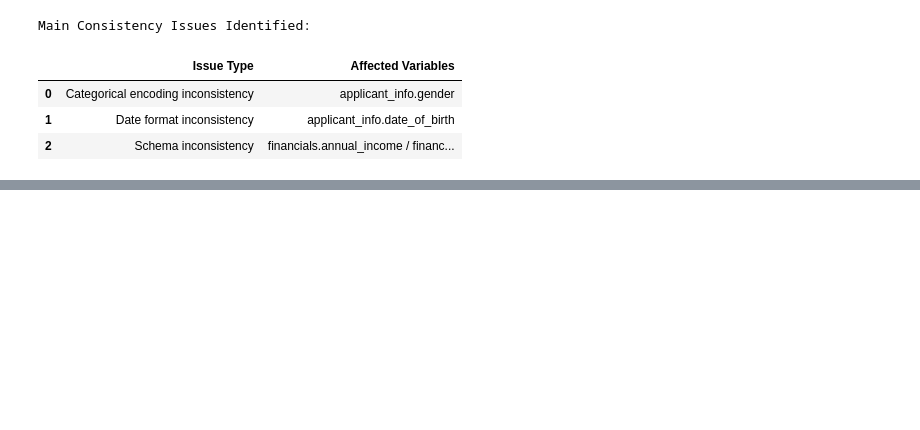
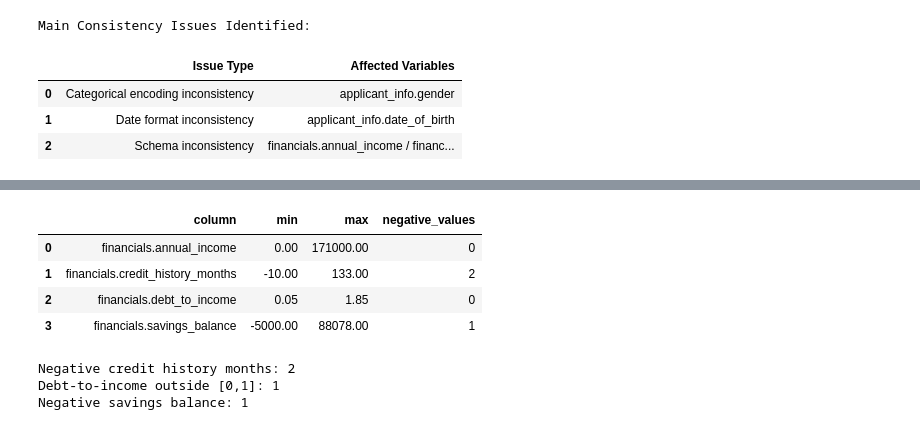
Before and after one commit to Beatrizboal/dego-project-team7, a Jupyter notebook: notebooks/01_data_quality.ipynb, the cells around one changed output, grey strips where cells are left out. Saved outputs shown, nothing was run; the diff lists cells and outputs as text; code cells hidden in the pictures; blank space fills up the shorter version.

```diff
--- a/notebooks/01_data_quality.ipynb
+++ b/notebooks/01_data_quality.ipynb
@@ -310,0 +384,21 @@ Main Consistency Issues Identified:
+# %%
+temporal_columns = [
+    "processing_timestamp",
+    "applicant_info.date_of_birth"
+]
+
+results = []
+
+for col in temporal_columns:
+    parsed = pd.to_datetime(df_raw[col], errors="coerce")
+
+    invalid_dates = df_raw[col].notna().sum() - parsed.notna().sum()
+
+    results.append({
+        "column": col,
+        "stored_dtype": df_raw[col].dtype,
+        "missing_values": df_raw[col].isna().sum(),
+        "non_parsable_dates": invalid_dates
+    })
+
+pd.DataFrame(results)
@@ -310,0 +477,38 @@ Main Consistency Issues Identified:
+# %%
+range_checks = []
+
+for col in numeric_columns:
+
+    negative_values = (df_raw[col] < 0).sum()
+
+    range_checks.append({
+        "column": col,
+        "min": df_raw[col].min(),
+        "max": df_raw[col].max(),
+        "negative_values": negative_values
+    })
+
+pd.DataFrame(range_checks)
+# %% [output]
+|  | column | min | max | negative_values |
+| 0 | financials.annual_income | 0.00 | 171000.00 | 0 |
+| 1 | financials.credit_history_months | -10.00 | 133.00 | 2 |
+| 2 | financials.debt_to_income | 0.05 | 1.85 | 0 |
+| 3 | financials.savings_balance | -5000.00 | 88078.00 | 1 |
+# %%
+invalid_credit_history = (df_raw["financials.credit_history_months"] < 0).sum()
+
+invalid_dti = (
+    (df_raw["financials.debt_to_income"] < 0) |
+    (df_raw["financials.debt_to_income"] > 1)
+).sum()
+
+invalid_savings = (df_raw["financials.savings_balance"] < 0).sum()
+
+print("Negative credit history months:", invalid_credit_history)
+print("Debt-to-income outside [0,1]:", invalid_dti)
+print("Negative savings balance:", invalid_savings)
+# %% [output]
+Negative credit history months: 2
+Debt-to-income outside [0,1]: 1
+Negative savings balance: 1
```
Also changed, not shown: parts of 14 cells of this notebook.
